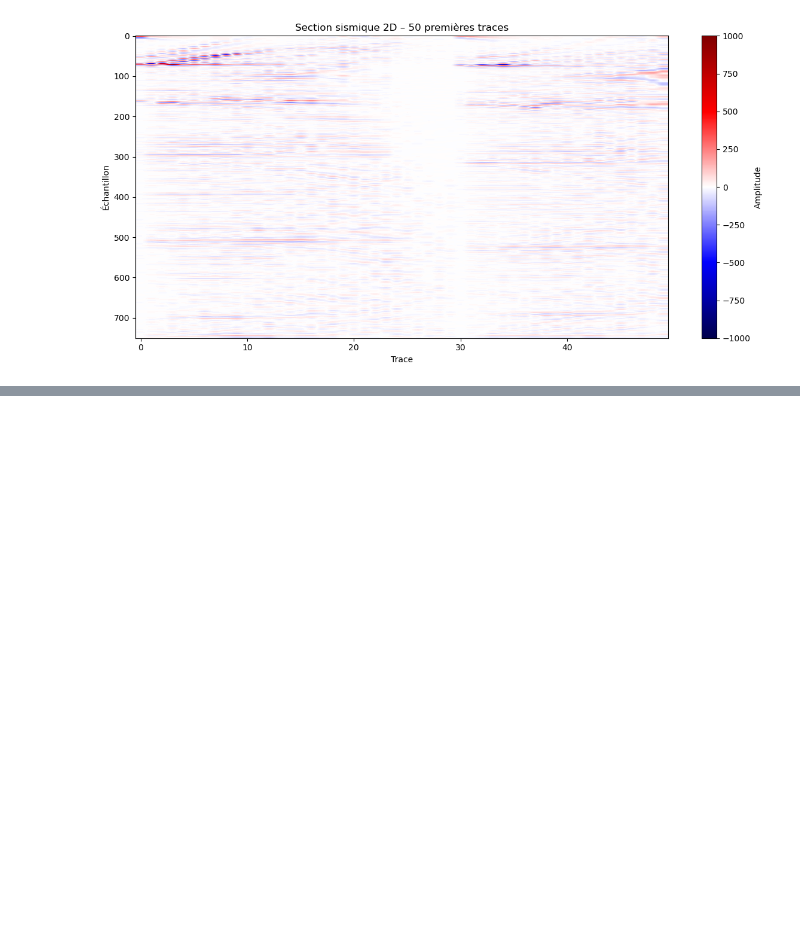
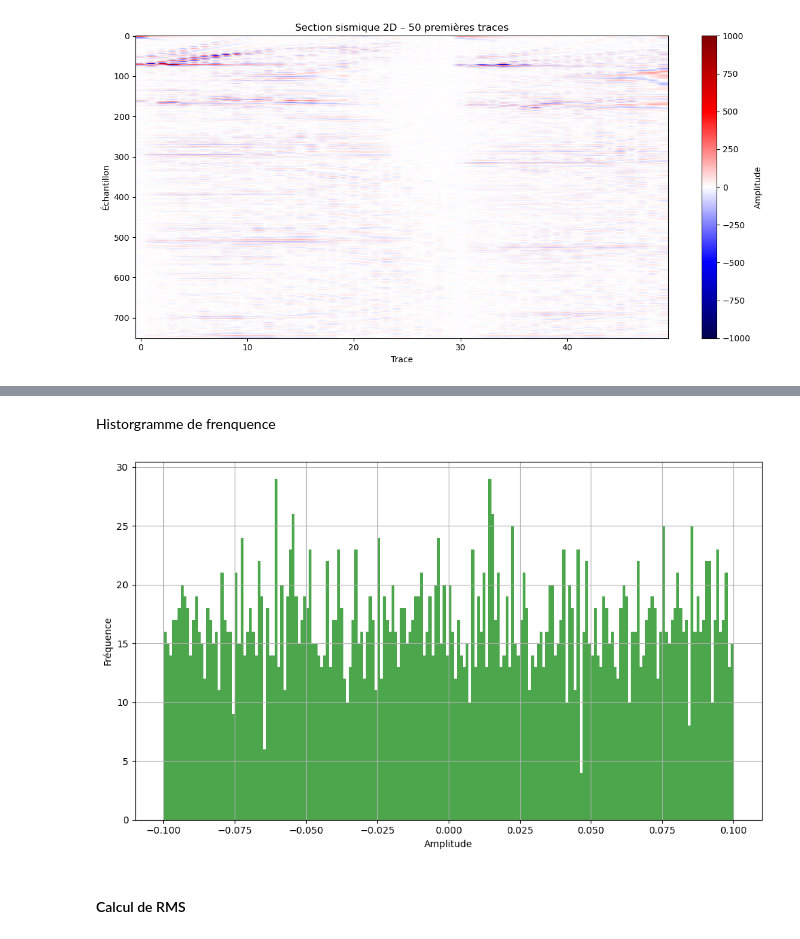
Before and after one commit to ipatriqIP/seam_project, a Jupyter notebook: notebooks/seismic_section_2d.ipynb, the cells around one changed output, grey strips where cells are left out. Saved outputs shown, nothing was run; the diff lists cells and outputs as text; code cells hidden in the pictures; blank space fills up the shorter version.

```diff
--- a/notebooks/seismic_section_2d.ipynb
+++ b/notebooks/seismic_section_2d.ipynb
@@ -55,0 +275,9 @@ Trace 1 header :
+# %%
+# Chaque colonne = échantillon, chaque ligne = trace
+columns = [f"sample_{i}" for i in range(trace_data.shape[1])]
+
+# Création du dataframe
+df_traces = pd.DataFrame(trace_data, columns=columns)
+
+# Sauvegarde en CSV pour un usage futur
+df_traces.to_csv("results/trace_data.csv", index=False)
@@ -55,0 +286,6 @@ Trace 1 header :
+# %%
+# Concaténer headers + données sismiques
+df_full = pd.concat([df_headers, df_traces], axis = 1)
+
+# Sauvegarde
+df_full.to_csv("results/df_full.csv", index=False)
@@ -55,0 +313,36 @@ Trace 1 header :
+# %%
+# séléction des colonnes amplitudes
+sample_columns = [col for col in df_full.columns if col.startswith("sample_") ]
+df_amplitude = df_full[sample_columns].values
+
+# stattistiques globales
+mean_amp = np.mean(df_amplitude)
+sd_amp = np.std(df_amplitude)
+min_amp = np.min(df_amplitude)
+max_amp = np.max(df_amplitude)
+
+print("Les statistiques globales sur les amplitudes :\n")
+print(f" - Moyenne : {mean_amp:.6f}")
+print(f" - Ecart-type : {sd_amp:.6f}")
+print(f" - Minimum : {min_amp:.6f}")
+print(f" - Maximum : {max_amp:.6f}")
+# %% [markdown]
+Historgramme de frenquence
+# %%
+# Aplatir toutes les valeurs dans une seule liste
+all_amplitudes = df_amplitude.ravel()
+
+# Histogramme
+plt.figure(figsize=(10, 6))
+plt.hist(all_amplitudes, bins=200, color='green', alpha=0.7, range=(-0.1, 0.1))
+#plt.title(f"Histogramme des amplitudes")
+plt.xlabel("Amplitude")
+plt.ylabel("Fréquence")
+plt.grid(True)
+plt.tight_layout()
+plt.savefig(f"results/histogram_amp.png")
+plt.show()
+# %% [output]
+[figure, added]
+# %% [markdown]
+#### Calcul de RMS
```
Also changed, not shown: parts of 44 cells of this notebook, 6 other files.
